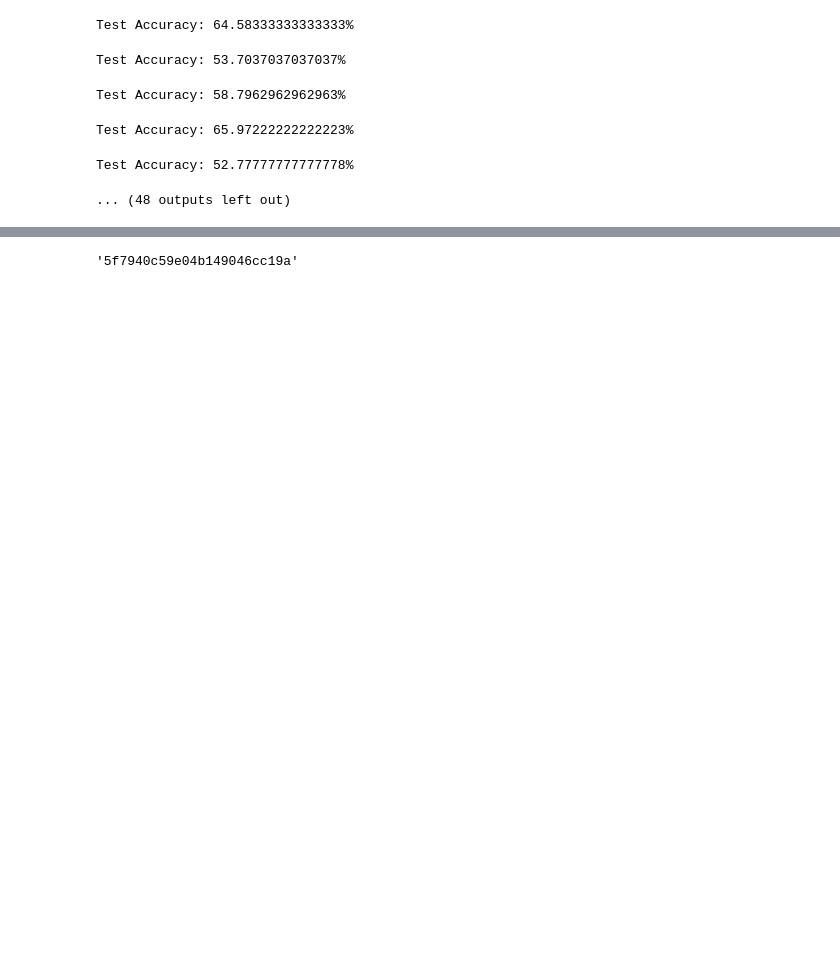
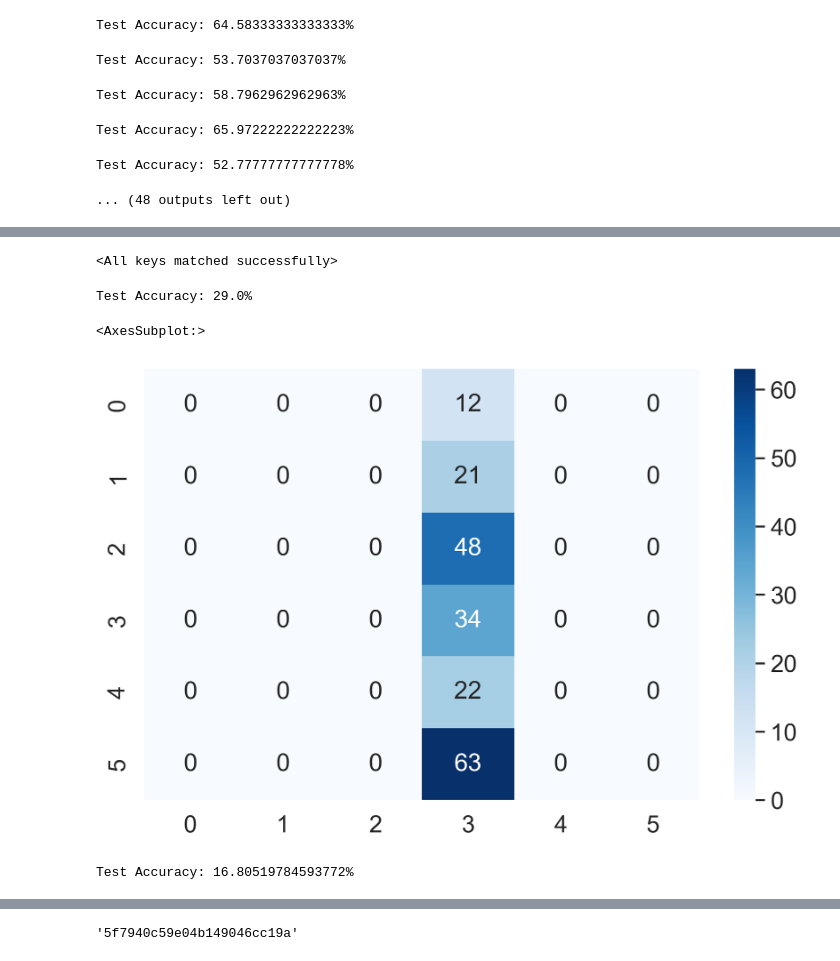
Before and after one commit to SonChanhyuk/RecognitionHelpers, a Jupyter notebook: emotion_recognition/resnet_newdataset.ipynb, the cells around one changed output, grey strips where cells are left out. Drawn from its saved outputs; the diff is of its cells as text; code cells hidden in the pictures; blank space fills up the shorter version.

```diff
--- a/emotion_recognition/resnet_newdataset.ipynb
+++ b/emotion_recognition/resnet_newdataset.ipynb
@@ -1011,0 +1218,2 @@ Test Accuracy: 52.77777777777778%
+# %%
+df = df.sample(200)
@@ -1011,0 +1286,3 @@ Test Accuracy: 52.77777777777778%
+# %%
+dataset = EmotionDataset(X,y)
+dataloader = DataLoader(dataset, batch_size=4, shuffle=True, drop_last=True)
@@ -1011,0 +1293,61 @@ Test Accuracy: 52.77777777777778%
+# %%
+state = torch.load("result/model_LSTM_512_3_korean_93.pth")
+model.load_state_dict(state)
+# %% [output]
+<All keys matched successfully>
+# %%
+model.eval()
+correct = 0
+total = 0
+actual = []
+predict= []
+
+with torch.no_grad():
+    for images, labels in tqdm(dataloader):
+        actual = actual + labels.squeeze().tolist()
+        images = images.to(device)
+        labels = labels.to(device)
+
+        outputs = model(images)
+        _, predicted = torch.max(outputs.data, 1)
+        total += labels.size(0)
+        correct += (predicted == labels).sum().item()
+        predict = predict + predicted.squeeze().tolist()
+
+accuracy = 100 * correct / total
+print(f'Test Accuracy: {accuracy}%')
+# %% [output]
+Test Accuracy: 29.0%
+# %%
+import seaborn as sns
+from sklearn.metrics import confusion_matrix
+%matplotlib inline
+cm = confusion_matrix(predict,actual)
+sns.set(font_scale=1.4)#for label size
+sns.heatmap(cm, annot=True,annot_kws={"size": 16}, cmap='Blues')# font size
+# %% [output]
+<AxesSubplot:>
+[figure, added]
+# %%
+model.eval()
+correct = 0
+total = 0
+actual = []
+predict= []
+
+with torch.no_grad():
+    for images, labels in tqdm(dataloader):
+        actual = actual + labels.squeeze().tolist()
+        images = images.to(device)
+        labels = labels.to(device)
+
+        outputs = model(images)
+        _, predicted = torch.max(outputs.data, 1)
+        total += labels.size(0)
+        correct += (predicted == labels).sum().item()
+        predict = predict + predicted.squeeze().tolist()
+
+accuracy = 100 * correct / total
+print(f'Test Accuracy: {accuracy}%')
+# %% [output]
+Test Accuracy: 16.80519784593772%
```
Also changed, not shown: parts of 147 cells of this notebook, 1 other file.
